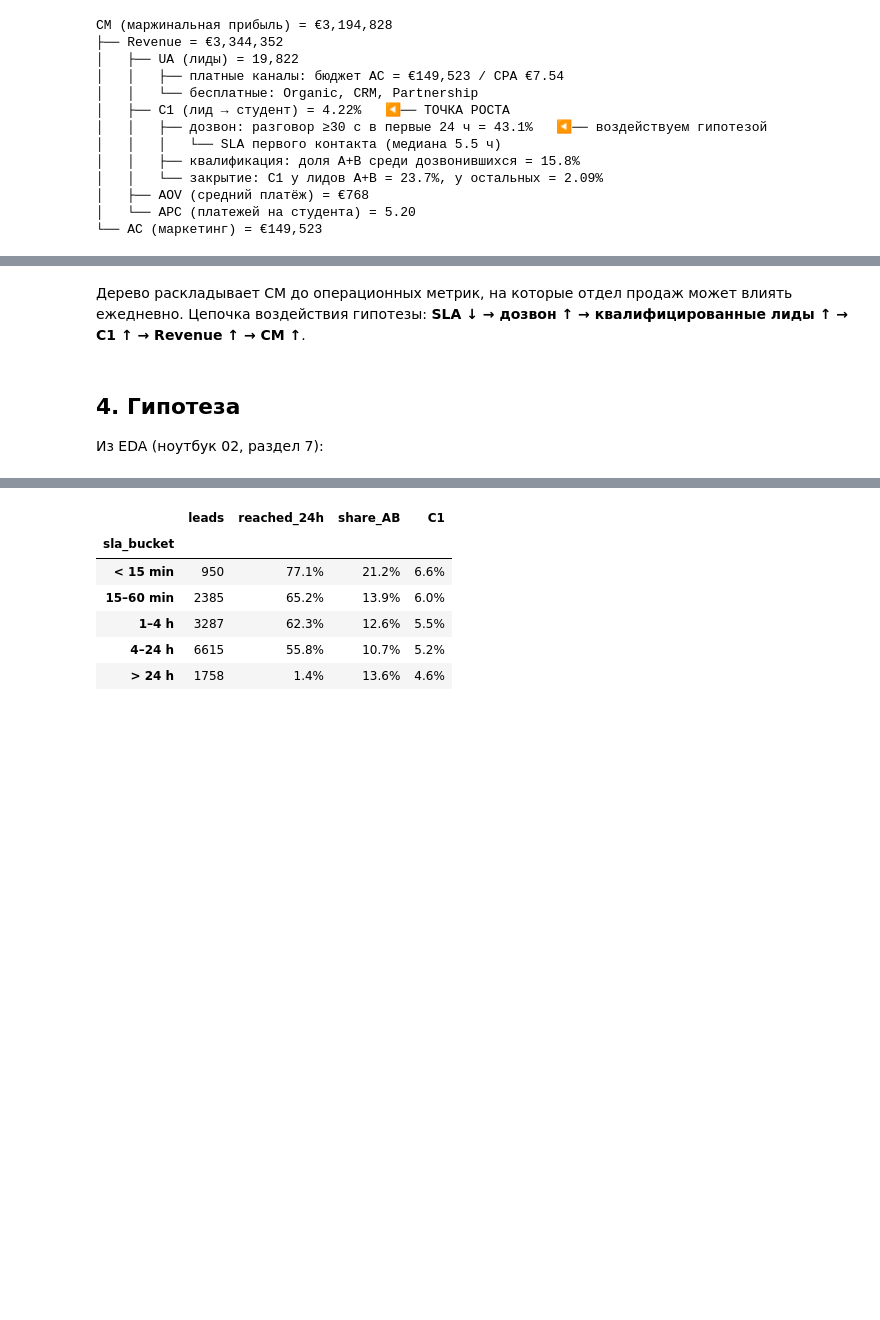
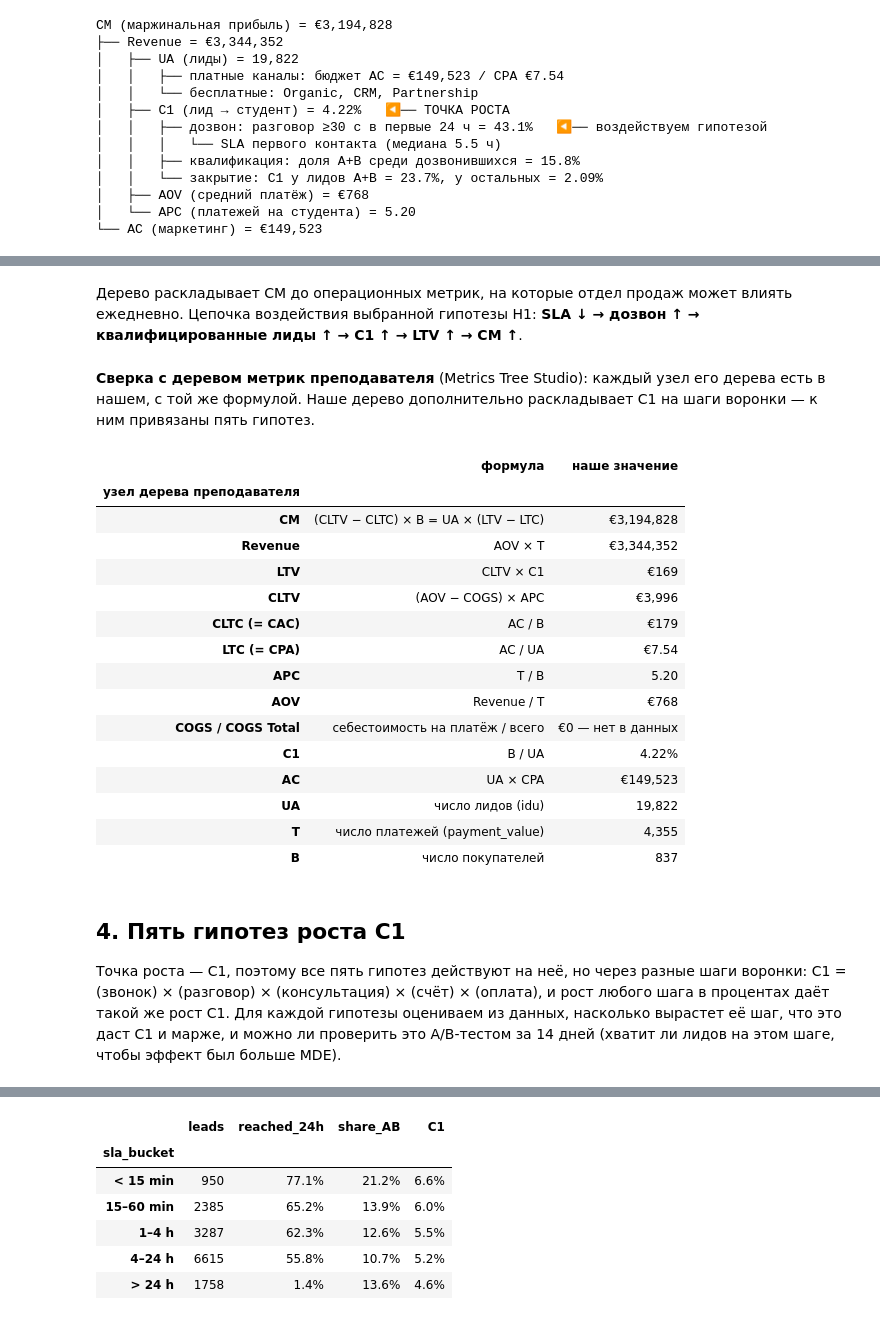
Before and after one commit to yerkovskayuliia-pixel/data-analytics-portfolio, a Jupyter notebook: python-crm-analysis/notebooks/03_unit_economics_ab_test_RU.ipynb, the cells around one changed output, grey strips where cells are left out. Cells and saved outputs as stored; diff of their text form; code cells hidden in the pictures; blank space fills up the shorter version.

```diff
--- a/python-crm-analysis/notebooks/03_unit_economics_ab_test_RU.ipynb
+++ b/python-crm-analysis/notebooks/03_unit_economics_ab_test_RU.ipynb
@@ -327,7 +388,48 @@ save(fig, "03_metric_tree"); plt.show()
 # %% [markdown]
 Дерево раскладывает CM до операционных метрик, на которые отдел продаж может влиять ежедневно.
-Цепочка воздействия гипотезы: **SLA ↓ → дозвон ↑ → квалифицированные лиды ↑ → C1 ↑ → Revenue ↑ → CM ↑**.
+Цепочка воздействия выбранной гипотезы H1: **SLA ↓ → дозвон ↑ → квалифицированные лиды ↑ → C1 ↑ → LTV ↑ → CM ↑**.
+# %% [markdown]
+**Сверка с деревом метрик преподавателя** (Metrics Tree Studio): каждый узел его дерева есть в нашем, с той же формулой.
+Наше дерево дополнительно раскладывает C1 на шаги воронки — к ним привязаны пять гипотез.
+# %%
+tree_map = pd.DataFrame([
+    ("CM", "(CLTV − CLTC) × B = UA × (LTV − LTC)", f"€{base['CM']:,.0f}"),
+    ("Revenue", "AOV × T", f"€{base['Revenue']:,.0f}"),
+    ("LTV", "CLTV × C1", f"€{base['Revenue'] / base['UA']:,.0f}"),
+    ("CLTV", "(AOV − COGS) × APC", f"€{base['CLTV']:,.0f}"),
+    ("CLTC (= CAC)", "AC / B", f"€{base['CAC']:,.0f}"),
+    ("LTC (= CPA)", "AC / UA", f"€{base['CPA']:.2f}"),
+    ("APC", "T / B", f"{base['APC']:.2f}"),
+    ("AOV", "Revenue / T", f"€{base['AOV']:,.0f}"),
+    ("COGS / COGS Total", "себестоимость на платёж / всего", "€0 — нет в данных"),
+    ("C1", "B / UA", f"{base['C1']:.2%}"),
+    ("AC", "UA × CPA", f"€{base['AC']:,.0f}"),
+    ("UA", "число лидов (idu)", f"{base['UA']:,.0f}"),
+    ("T", "число платежей (payment_value)", f"{base['T']:,.0f}"),
+    ("B", "число покупателей", f"{base['B']:,.0f}"),
+], columns=["узел дерева преподавателя", "формула", "наше значение"]).set_index("узел дерева преподавателя")
+tree_map
+# %% [output]
+|  | формула | наше значение |
+| узел дерева преподавателя |  |  |
+| CM | (CLTV − CLTC) × B = UA × (LTV − LTC) | €3,194,828 |
+| Revenue | AOV × T | €3,344,352 |
+| LTV | CLTV × C1 | €169 |
+| CLTV | (AOV − COGS) × APC | €3,996 |
+| CLTC (= CAC) | AC / B | €179 |
+| LTC (= CPA) | AC / UA | €7.54 |
+| APC | T / B | 5.20 |
+| AOV | Revenue / T | €768 |
+| COGS / COGS Total | себестоимость на платёж / всего | €0 — нет в данных |
+| C1 | B / UA | 4.22% |
+| AC | UA × CPA | €149,523 |
+| UA | число лидов (idu) | 19,822 |
+| T | число платежей (payment_value) | 4,355 |
+| B | число покупателей | 837 |
 # %% [markdown]
-## 4. Гипотеза
+## 4. Пять гипотез роста C1
 
-Из EDA (ноутбук 02, раздел 7):
+Точка роста — C1, поэтому все пять гипотез действуют на неё, но через разные шаги воронки:
+C1 = (звонок) × (разговор) × (консультация) × (счёт) × (оплата), и рост любого шага в процентах даёт такой же
+рост C1. Для каждой гипотезы оцениваем из данных, насколько вырастет её шаг, что это даст C1 и марже, и можно ли
+проверить это A/B-тестом за 14 дней (хватит ли лидов на этом шаге, чтобы эффект был больше MDE).
```
Also changed, not shown: parts of 12 cells of this notebook, 26 other files.
